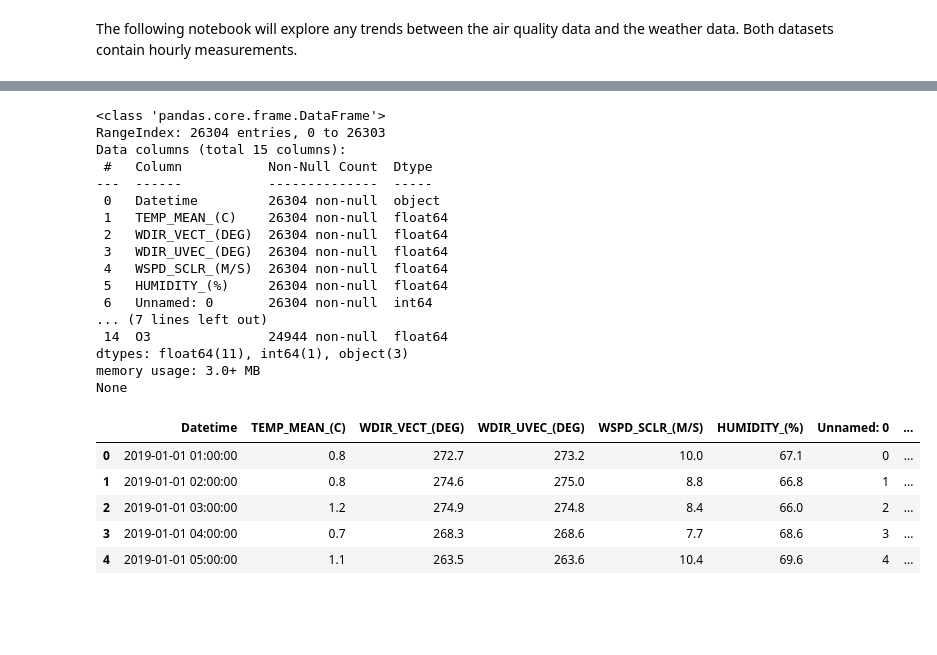
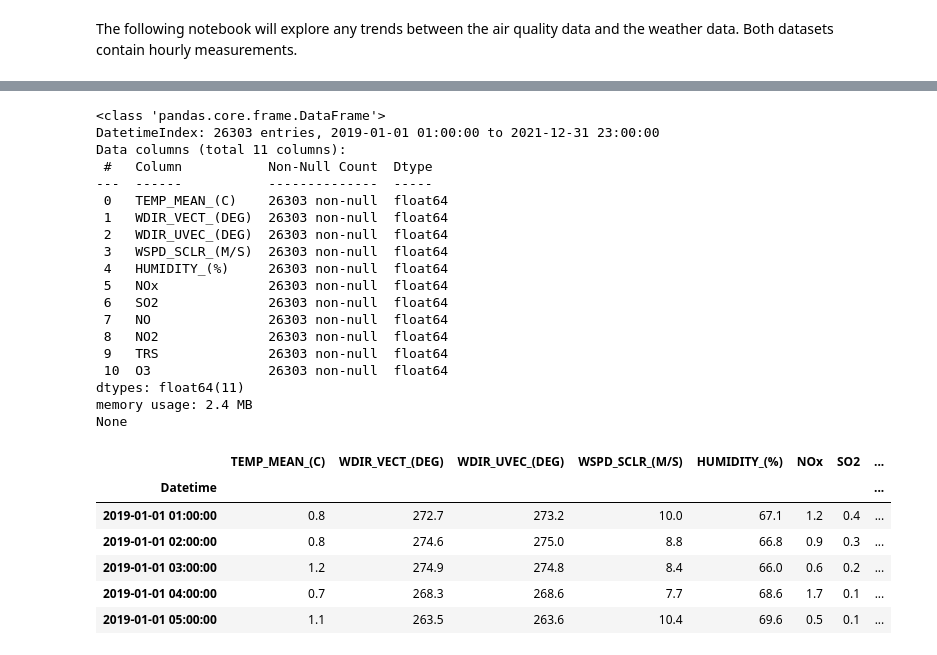
Before and after one commit to mirandadoris/CIV1498_Project2_Pythoneers, a Jupyter notebook: 2-Analysis/Weather_AQ_Analysis.ipynb, the cells around one changed output, grey strips where cells are left out. Drawn from its saved outputs; the diff is of its cells as text; code cells hidden in the pictures; blank space fills up the shorter version.

Commit message:
weather cleaning

```diff
--- a/2-Analysis/Weather_AQ_Analysis.ipynb
+++ b/2-Analysis/Weather_AQ_Analysis.ipynb
@@ -23,31 +46,40 @@ aq_data = pd.read_csv(r"C:\Users\user\PycharmProjects\CIV1498Project2\1-Data_cle
 # %%
 # merge the two datasets based on their datetime indexes
-aq_weather = weather_data.join(aq_data)
+aq_weather = weather_data.merge(right=aq_data,
+                                how='inner')
+
+# reset index as DateTimeIndex
+aq_weather['Datetime'] = pd.to_datetime(aq_weather['Datetime'].astype("string"))
+aq_weather = aq_weather.set_index(pd.DatetimeIndex(aq_weather['Datetime']))
+aq_weather.drop(['Datetime'], axis=1, inplace=True)
 
 # view infromation and dataframe
 print(aq_weather.info())
 aq_weather.head()
 # %% [output]
 <class 'pandas.core.frame.DataFrame'>
-RangeIndex: 26304 entries, 0 to 26303
-Data columns (total 15 columns):
+DatetimeIndex: 26303 entries, 2019-01-01 01:00:00 to 2021-12-31 23:00:00
+Data columns (total 11 columns):
  #   Column           Non-Null Count  Dtype
 ---  ------           --------------  -----
- 0   Datetime         26304 non-null  object
- 1   TEMP_MEAN_(C)    26304 non-null  float64
- 2   WDIR_VECT_(DEG)  26304 non-null  float64
- 3   WDIR_UVEC_(DEG)  26304 non-null  float64
- 4   WSPD_SCLR_(M/S)  26304 non-null  float64
- 5   HUMIDITY_(%)     26304 non-null  float64
- 6   Unnamed: 0       26304 non-null  int64
-... (7 lines left out)
- 14  O3               24944 non-null  float64
-dtypes: float64(11), int64(1), object(3)
-memory usage: 3.0+ MB
+ 0   TEMP_MEAN_(C)    26303 non-null  float64
+ 1   WDIR_VECT_(DEG)  26303 non-null  float64
+ 2   WDIR_UVEC_(DEG)  26303 non-null  float64
+ 3   WSPD_SCLR_(M/S)  26303 non-null  float64
+ 4   HUMIDITY_(%)     26303 non-null  float64
+ 5   NOx              26303 non-null  float64
+ 6   SO2              26303 non-null  float64
+ 7   NO               26303 non-null  float64
+ 8   NO2              26303 non-null  float64
+ 9   TRS              26303 non-null  float64
+ 10  O3               26303 non-null  float64
+dtypes: float64(11)
+memory usage: 2.4 MB
 None
-|  | Datetime | TEMP_MEAN_(C) | WDIR_VECT_(DEG) | WDIR_UVEC_(DEG) | WSPD_SCLR_(M/S) | HUMIDITY_(%) | Unnamed: 0 | ... |
-| 0 | 2019-01-01 01:00:00 | 0.8 | 272.7 | 273.2 | 10.0 | 67.1 | 0 | ... |
-| 1 | 2019-01-01 02:00:00 | 0.8 | 274.6 | 275.0 | 8.8 | 66.8 | 1 | ... |
-| 2 | 2019-01-01 03:00:00 | 1.2 | 274.9 | 274.8 | 8.4 | 66.0 | 2 | ... |
-| 3 | 2019-01-01 04:00:00 | 0.7 | 268.3 | 268.6 | 7.7 | 68.6 | 3 | ... |
-| 4 | 2019-01-01 05:00:00 | 1.1 | 263.5 | 263.6 | 10.4 | 69.6 | 4 | ... |
+|  | TEMP_MEAN_(C) | WDIR_VECT_(DEG) | WDIR_UVEC_(DEG) | WSPD_SCLR_(M/S) | HUMIDITY_(%) | NOx | SO2 | ... |
+| Datetime |  |  |  |  |  |  |  | ... |
+| 2019-01-01 01:00:00 | 0.8 | 272.7 | 273.2 | 10.0 | 67.1 | 1.2 | 0.4 | ... |
+| 2019-01-01 02:00:00 | 0.8 | 274.6 | 275.0 | 8.8 | 66.8 | 0.9 | 0.3 | ... |
+| 2019-01-01 03:00:00 | 1.2 | 274.9 | 274.8 | 8.4 | 66.0 | 0.6 | 0.2 | ... |
+| 2019-01-01 04:00:00 | 0.7 | 268.3 | 268.6 | 7.7 | 68.6 | 1.7 | 0.1 | ... |
+| 2019-01-01 05:00:00 | 1.1 | 263.5 | 263.6 | 10.4 | 69.6 | 0.5 | 0.1 | ... |
```
Also changed, not shown: parts of 6 cells of this notebook.
